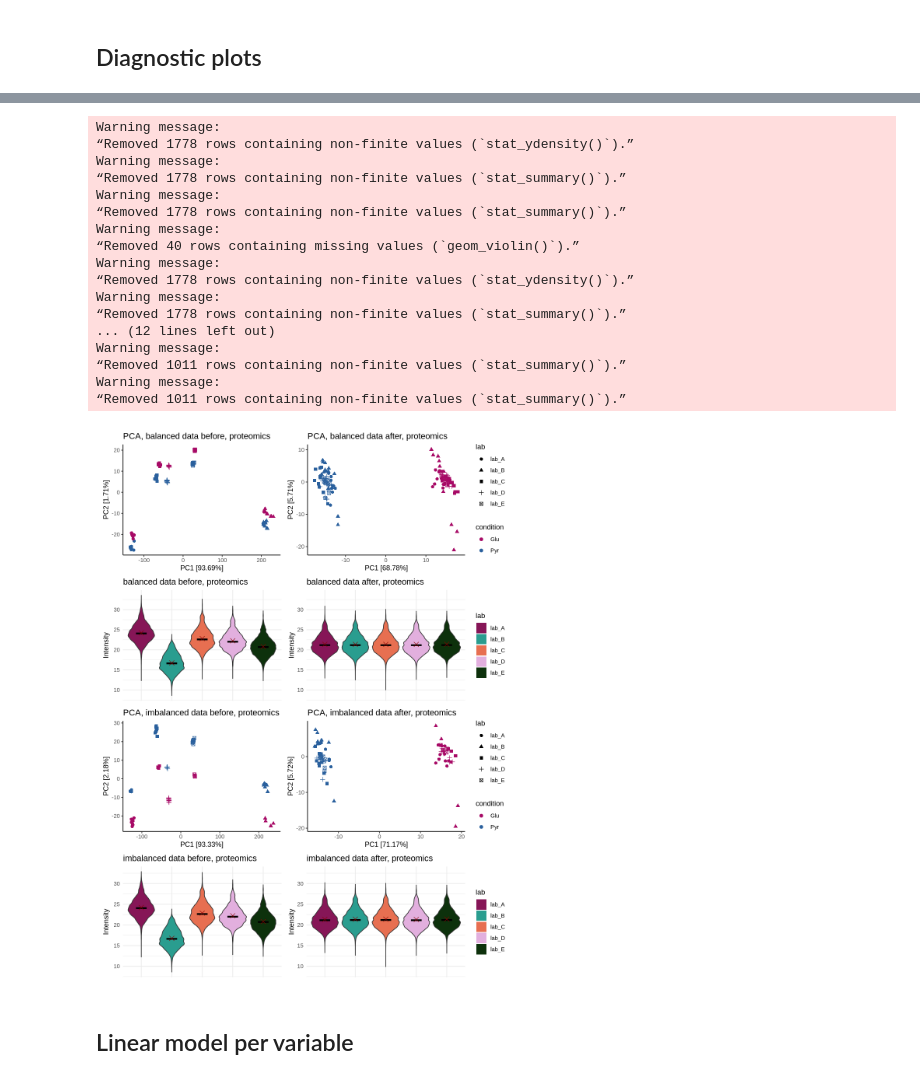
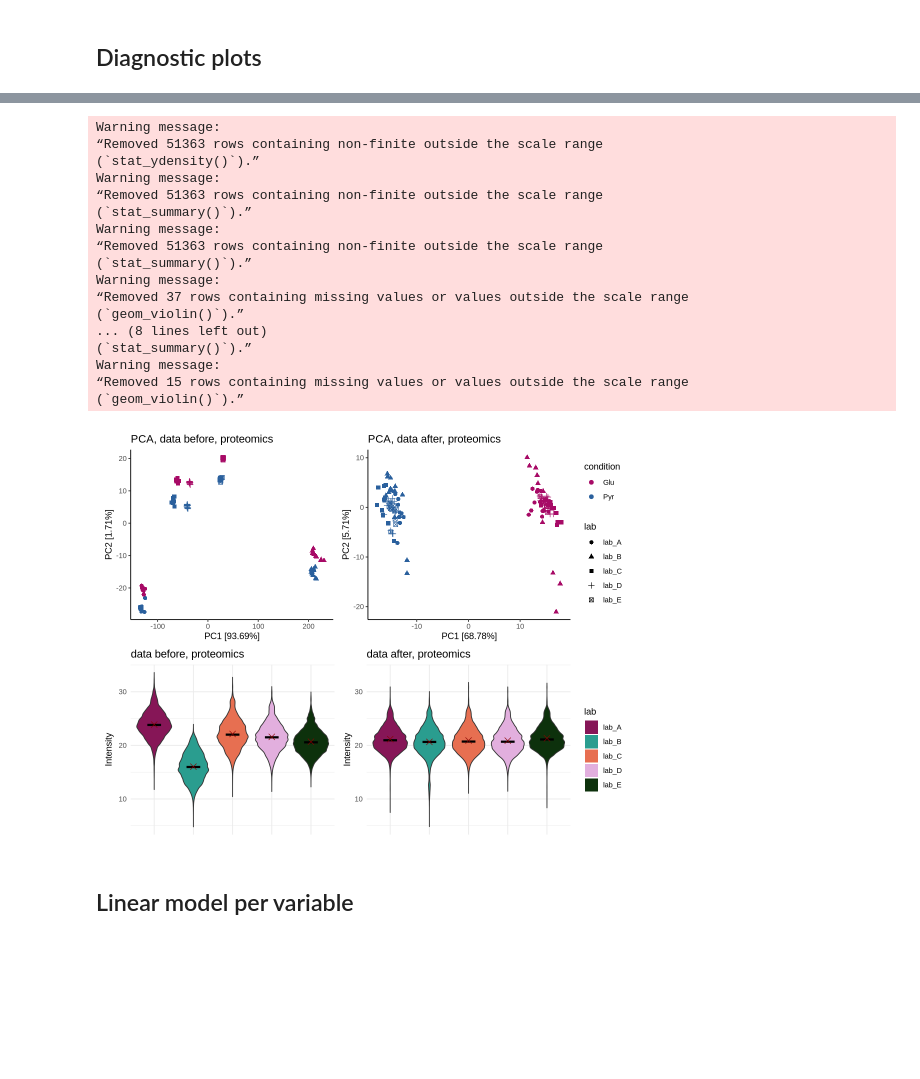
Before and after one commit to Freddsle/fedRBE, a Jupyter notebook: evaluation/evaluation_proteomics.ipynb, the cells around one changed output, grey strips where cells are left out. Cells and saved outputs as stored; diff of their text form; code cells hidden in the pictures; blank space fills up the shorter version.

```diff
--- a/evaluation/evaluation_proteomics.ipynb
+++ b/evaluation/evaluation_proteomics.ipynb
@@ -113,28 +111,0 @@ Warning message:
-# %%
-boxplots_uncorrected <- list()
-boxplots_corrected <- list()
-
-
-
-
-for(mode in c("balanced", "imbalanced")){
-    # # Determine the shared Y-axis limits
-    y_min <- min(central_uncorrected[[mode]], central_corrected[[mode]], na.rm = TRUE)
-    y_max <- max(central_uncorrected[[mode]], central_corrected[[mode]], na.rm = TRUE)
-    y_limits <- c(y_min, y_max)
-
-    boxplots_uncorrected[[mode]] <- boxplot_plot_groupped(central_uncorrected[[mode]], metadata[[mode]],
-        title = paste(mode, "data before, proteomics"),
-        quantitativeColumnName = "file",
-        color_col = "lab", remove_xnames = T, show_legend=F, y_limits = y_limits, cbPalette = cbPalette)
-    boxplots_corrected[[mode]] <- boxplot_plot_groupped(central_corrected[[mode]], metadata[[mode]],
-        title = paste(mode, "data after, proteomics"),
-        quantitativeColumnName = "file",
-        color_col = "lab", remove_xnames = T, y_limits = y_limits, cbPalette = cbPalette)
-}
-
-layout <- (boxplots_uncorrected[['balanced']] + boxplots_corrected[['balanced']]) /
-            (boxplots_uncorrected[['imbalanced']] + boxplots_corrected[['imbalanced']])
-
-options(repr.plot.width=8, repr.plot.height=7)
-layout
@@ -160,27 +112,25 @@ Warning message:
 # %%
-layout <- (pca_plot_uncorrected[['balanced']] + pca_plot_corrected[['balanced']]) /
-            (boxplots_uncorrected[['balanced']] + boxplots_corrected[['balanced']]) /
-            (pca_plot_uncorrected[['imbalanced']] + pca_plot_corrected[['imbalanced']]) /
-            (boxplots_uncorrected[['imbalanced']] + boxplots_corrected[['imbalanced']])
+layout <- (pca_plot_uncorrected + pca_plot_corrected) /
+            (boxplots_uncorrected + boxplots_corrected)
 
-options(repr.plot.width=9, repr.plot.height=12)
+options(repr.plot.width=9, repr.plot.height=7)
 layout
 # %% [output]
 Warning message:
-“Removed 1778 rows containing non-finite values (`stat_ydensity()`).”
+“Removed 51363 rows containing non-finite outside the scale range
+(`stat_ydensity()`).”
 Warning message:
-“Removed 1778 rows containing non-finite values (`stat_summary()`).”
+“Removed 51363 rows containing non-finite outside the scale range
+(`stat_summary()`).”
 Warning message:
-“Removed 1778 rows containing non-finite values (`stat_summary()`).”
+“Removed 51363 rows containing non-finite outside the scale range
+(`stat_summary()`).”
 Warning message:
-“Removed 40 rows containing missing values (`geom_violin()`).”
+“Removed 37 rows containing missing values or values outside the scale range
+(`geom_violin()`).”
+... (8 lines left out)
+(`stat_summary()`).”
 Warning message:
-“Removed 1778 rows containing non-finite values (`stat_ydensity()`).”
-Warning message:
-“Removed 1778 rows containing non-finite values (`stat_summary()`).”
-... (12 lines left out)
-Warning message:
-“Removed 1011 rows containing non-finite values (`stat_summary()`).”
-Warning message:
-“Removed 1011 rows containing non-finite values (`stat_summary()`).”
+“Removed 15 rows containing missing values or values outside the scale range
+(`geom_violin()`).”
-[figure, old version]
+[figure, new version]
```
Also changed, not shown: parts of 9 cells of this notebook, 6 other files.
